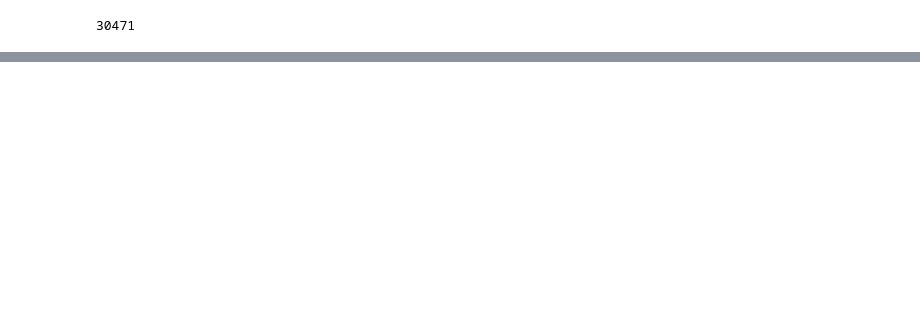
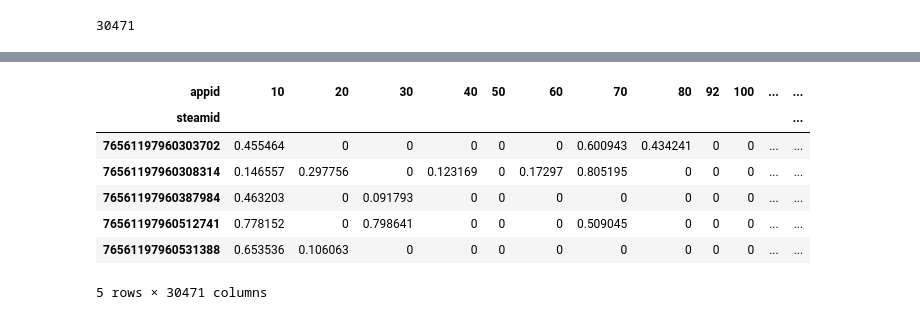
Before and after one commit to nazhifkojaz/eiyuden_review, a Jupyter notebook: data_collection.ipynb, the cells around one changed output, grey strips where cells are left out. Saved outputs shown, nothing was run; the diff lists cells and outputs as text; code cells hidden in the pictures; blank space fills up the shorter version.

```diff
--- a/data_collection.ipynb
+++ b/data_collection.ipynb
@@ -243,0 +316,37 @@ INFO - Gamalytic: Fetching data for appid 262240.
+# %%
+def transform_playtime_matrix(
+    matrix: pd.DataFrame,
+    log1p: bool = True,
+    normalize: bool = True,
+) -> pd.DataFrame:
+
+    X = matrix.copy()
+
+    # log1p transform to compress skew / outliers
+    if log1p:
+        # keep zero as zeros
+        X = X.where(X.eq(0), np.log1p(X))
+
+    # min-max normalization, normalize the playtime_forever value into a range of 0 ~ 1
+    if normalize:
+        col_min = X.min(axis=0)
+        col_max = X.max(axis=0)
+        denom = (col_max - col_min).replace(0, 1)  # avoid divide by zero
+
+        Y = (X - col_min) / denom
+        X = X.where(X.eq(0), Y)
+
+    return X.astype(pd.SparseDtype("float32", 0))
+# %%
+user_game_matrix_transformed = transform_playtime_matrix(user_game_matrix)
+# %%
+user_game_matrix_transformed.head()
+# %% [output]
+| appid | 10 | 20 | 30 | 40 | 50 | 60 | 70 | 80 | 92 | 100 | ... | ... |
+| steamid |  |  |  |  |  |  |  |  |  |  |  | ... |
+| 76561197960303702 | 0.455464 | 0 | 0 | 0 | 0 | 0 | 0.600943 | 0.434241 | 0 | 0 | ... | ... |
+| 76561197960308314 | 0.146557 | 0.297756 | 0 | 0.123169 | 0 | 0.17297 | 0.805195 | 0 | 0 | 0 | ... | ... |
+| 76561197960387984 | 0.463203 | 0 | 0.091793 | 0 | 0 | 0 | 0 | 0 | 0 | 0 | ... | ... |
+| 76561197960512741 | 0.778152 | 0 | 0.798641 | 0 | 0 | 0 | 0.509045 | 0 | 0 | 0 | ... | ... |
+| 76561197960531388 | 0.653536 | 0.106063 | 0 | 0 | 0 | 0 | 0 | 0 | 0 | 0 | ... | ... |
+5 rows × 30471 columns
```
Also changed, not shown: parts of 33 cells of this notebook.
